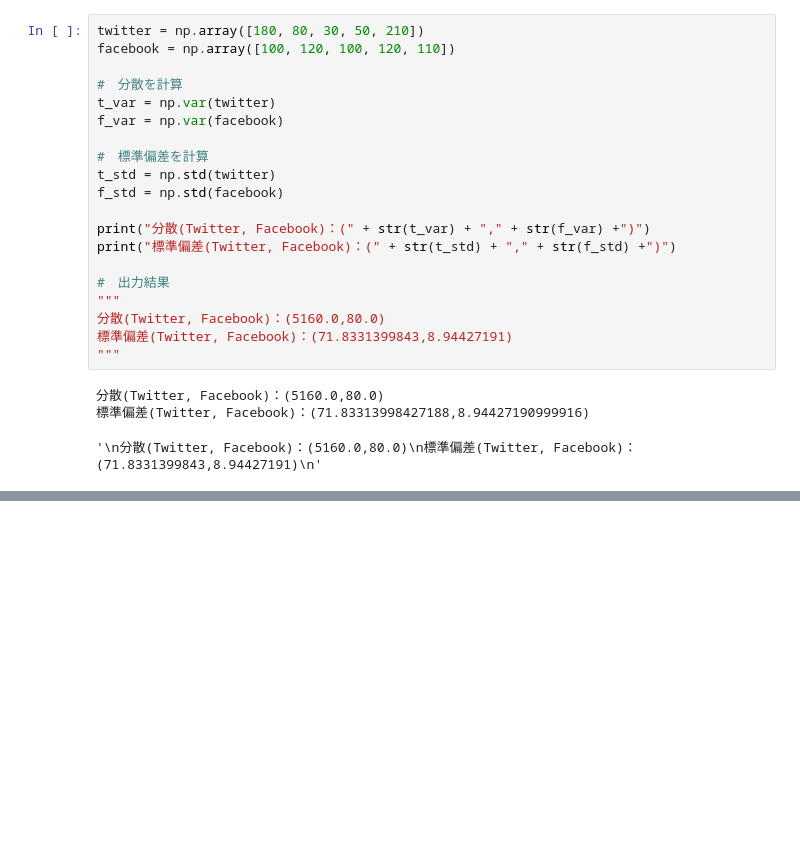
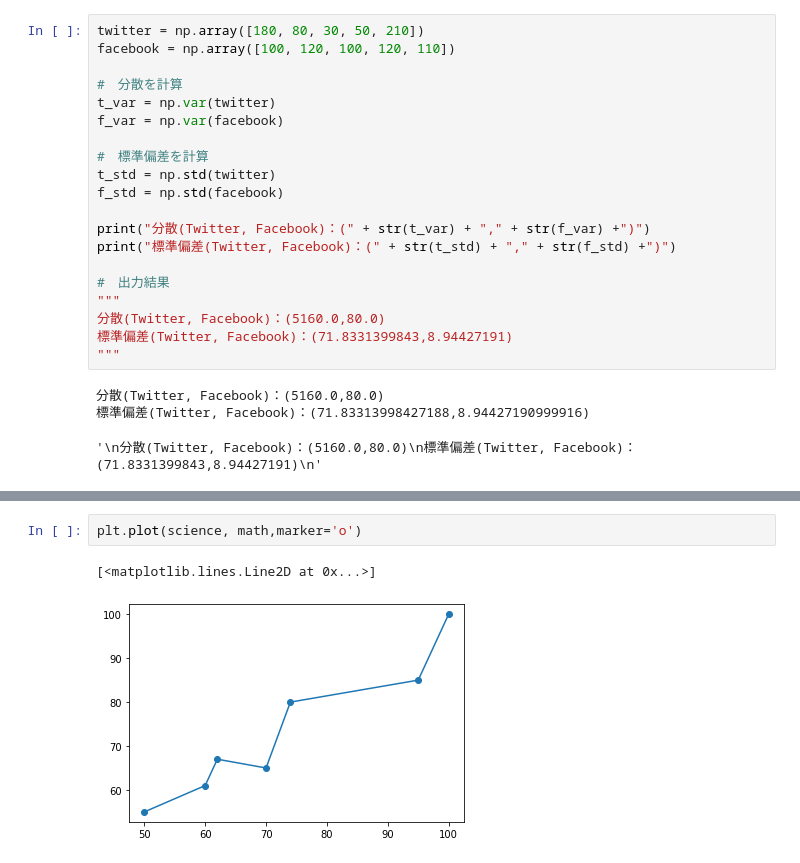
Before and after one commit to kiyo09/AI_Academy, a Jupyter notebook: data/statistics.ipynb, the cells around one changed output, grey strips where cells are left out. Cells and saved outputs as stored; diff of their text form; blank space fills up the shorter version.

```diff
--- a/data/statistics.ipynb
+++ b/data/statistics.ipynb
@@ -125,0 +140,5 @@ print("標準偏差(Twitter, Facebook)：(" + str(t_std) + "," + str(f_std) +")"
+# %%
+plt.plot(science, math,marker='o')
+# %% [output]
+[<matplotlib.lines.Line2D at 0x...>]
+[figure, added]
```
Also changed, not shown: parts of 11 cells of this notebook.
